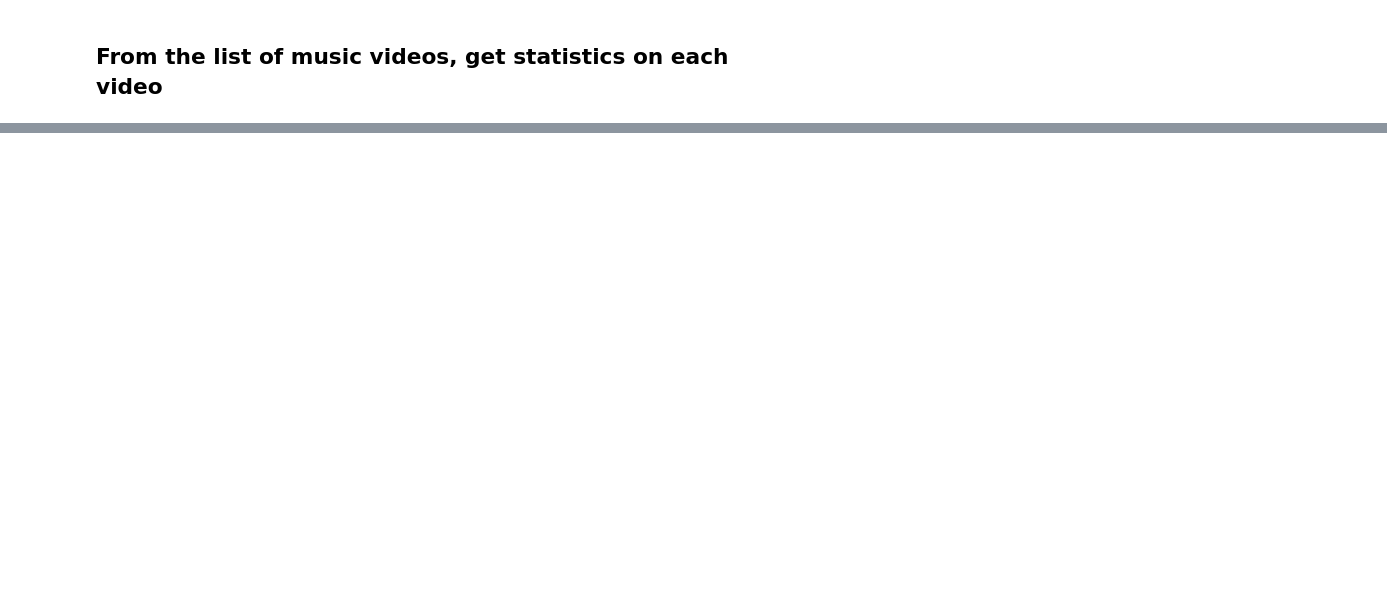
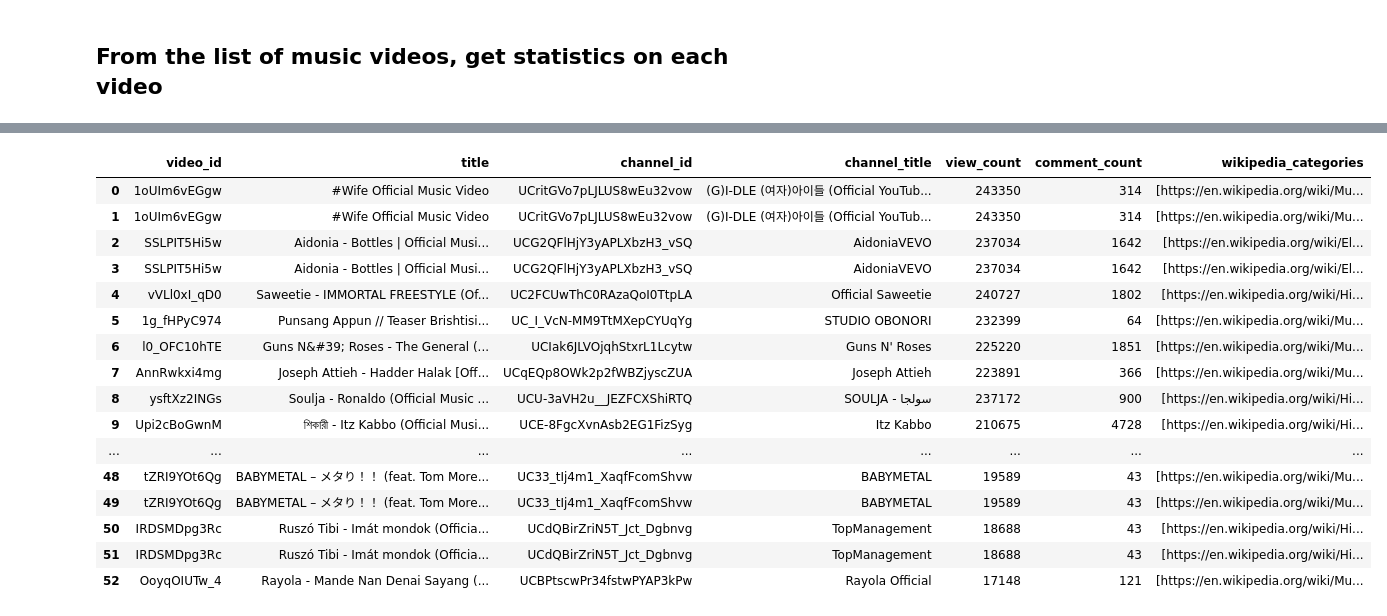
Before and after one commit to lse-ds105/ds105a-project-music-metrics, a Jupyter notebook: notebooks/youtube_scraper.ipynb, the cells around one changed output, grey strips where cells are left out. Cells and saved outputs as stored; diff of their text form; code cells hidden in the pictures; blank space fills up the shorter version.

```diff
--- a/notebooks/youtube_scraper.ipynb
+++ b/notebooks/youtube_scraper.ipynb
@@ -99,10 +98,10 @@ KeyError: 'likeCount'
 video_stats_df = pd.DataFrame(video_stats)
 # %%
 # merge the mv stats and search dataframes
-searchandstats_merged_df = pd.merge(yt_search_df, video_stats_df, left_on='video_id', right_on='video_id')
-searchandstats_merged_df.to_json('./data/merged.json')
+merged_df = pd.merge(yt_search_df, video_stats_df, left_on='video_id', right_on='video_id')
+merged_df.to_json('./data/merged.json')
 
-searchandstats_merged_df.to_csv('./data/merged.csv')
+merged_df.to_csv('./data/merged.csv')
 # %%
 comments_df = get_comments_in_videos(service_youtube, video_id) # note that comments are disabled for some videos
 # %% [output]
@@ -120,0 +122,20 @@ deets_df = get_video_details(service_youtube, video_id)
+# %%
+merged_df
+# %% [output]
+|  | video_id | title | channel_id | channel_title | view_count | comment_count | wikipedia_categories |
+| 0 | 1oUIm6vEGgw | #Wife Official Music Video | UCritGVo7pLJLUS8wEu32vow | (G)I-DLE (여자)아이들 (Official YouTub... | 243350 | 314 | [https://en.wikipedia.org/wiki/Mu... |
+| 1 | 1oUIm6vEGgw | #Wife Official Music Video | UCritGVo7pLJLUS8wEu32vow | (G)I-DLE (여자)아이들 (Official YouTub... | 243350 | 314 | [https://en.wikipedia.org/wiki/Mu... |
+| 2 | SSLPIT5Hi5w | Aidonia - Bottles | Official Musi... | UCG2QFlHjY3yAPLXbzH3_vSQ | AidoniaVEVO | 237034 | 1642 | [https://en.wikipedia.org/wiki/El... |
+| 3 | SSLPIT5Hi5w | Aidonia - Bottles | Official Musi... | UCG2QFlHjY3yAPLXbzH3_vSQ | AidoniaVEVO | 237034 | 1642 | [https://en.wikipedia.org/wiki/El... |
+| 4 | vVLl0xI_qD0 | Saweetie - IMMORTAL FREESTYLE (Of... | UC2FCUwThC0RAzaQoI0TtpLA | Official Saweetie | 240727 | 1802 | [https://en.wikipedia.org/wiki/Hi... |
+| 5 | 1g_fHPyC974 | Punsang Appun // Teaser Brishtisi... | UC_I_VcN-MM9TtMXepCYUqYg | STUDIO OBONORI | 232399 | 64 | [https://en.wikipedia.org/wiki/Mu... |
+| 6 | l0_OFC10hTE | Guns N&#39; Roses - The General (... | UCIak6JLVOjqhStxrL1Lcytw | Guns N' Roses | 225220 | 1851 | [https://en.wikipedia.org/wiki/Mu... |
+| 7 | AnnRwkxi4mg | Joseph Attieh - Hadder Halak [Off... | UCqEQp8OWk2p2fWBZjyscZUA | Joseph Attieh | 223891 | 366 | [https://en.wikipedia.org/wiki/Mu... |
+| 8 | ysftXz2INGs | Soulja - Ronaldo (Official Music ... | UCU-3aVH2u__JEZFCXShiRTQ | SOULJA - سولجا | 237172 | 900 | [https://en.wikipedia.org/wiki/Hi... |
+| 9 | Upi2cBoGwnM | শিকারী - Itz Kabbo (Official Musi... | UCE-8FgcXvnAsb2EG1FizSyg | Itz Kabbo | 210675 | 4728 | [https://en.wikipedia.org/wiki/Hi... |
+| ... | ... | ... | ... | ... | ... | ... | ... |
+| 48 | tZRI9YOt6Qg | BABYMETAL – メタり！！ (feat. Tom More... | UC33_tIj4m1_XaqfFcomShvw | BABYMETAL | 19589 | 43 | [https://en.wikipedia.org/wiki/Mu... |
+| 49 | tZRI9YOt6Qg | BABYMETAL – メタり！！ (feat. Tom More... | UC33_tIj4m1_XaqfFcomShvw | BABYMETAL | 19589 | 43 | [https://en.wikipedia.org/wiki/Mu... |
+| 50 | IRDSMDpg3Rc | Ruszó Tibi - Imát mondok (Officia... | UCdQBirZriN5T_Jct_Dgbnvg | TopManagement | 18688 | 43 | [https://en.wikipedia.org/wiki/Hi... |
+| 51 | IRDSMDpg3Rc | Ruszó Tibi - Imát mondok (Officia... | UCdQBirZriN5T_Jct_Dgbnvg | TopManagement | 18688 | 43 | [https://en.wikipedia.org/wiki/Hi... |
+| 52 | OoyqOIUTw_4 | Rayola - Mande Nan Denai Sayang (... | UCBPtscwPr34fstwPYAP3kPw | Rayola Official | 17148 | 121 | [https://en.wikipedia.org/wiki/Mu... |
```
Also changed, not shown: parts of 7 cells of this notebook, 6 other files.
